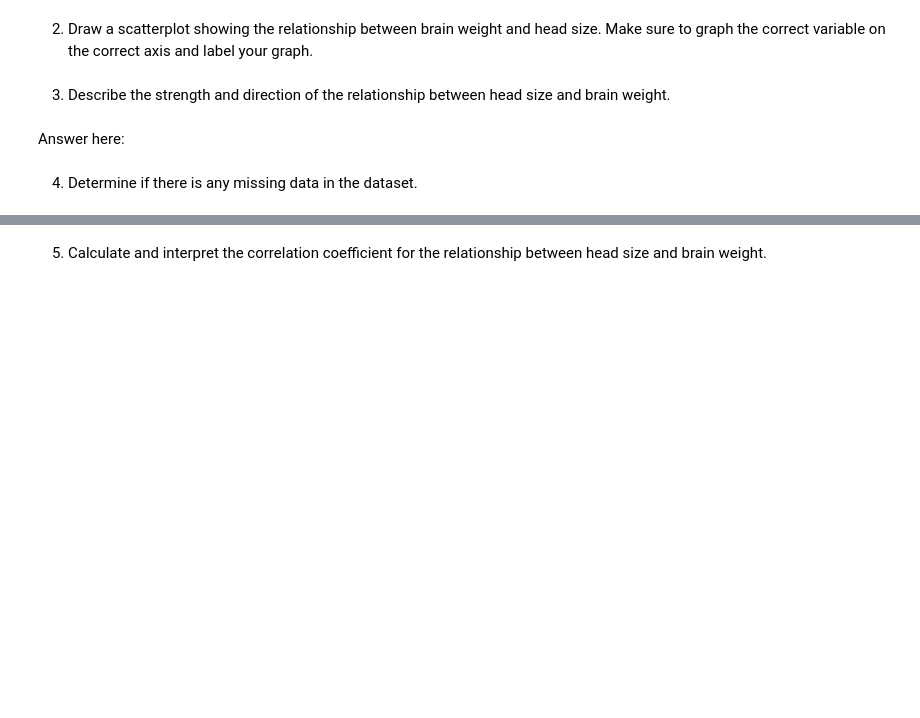
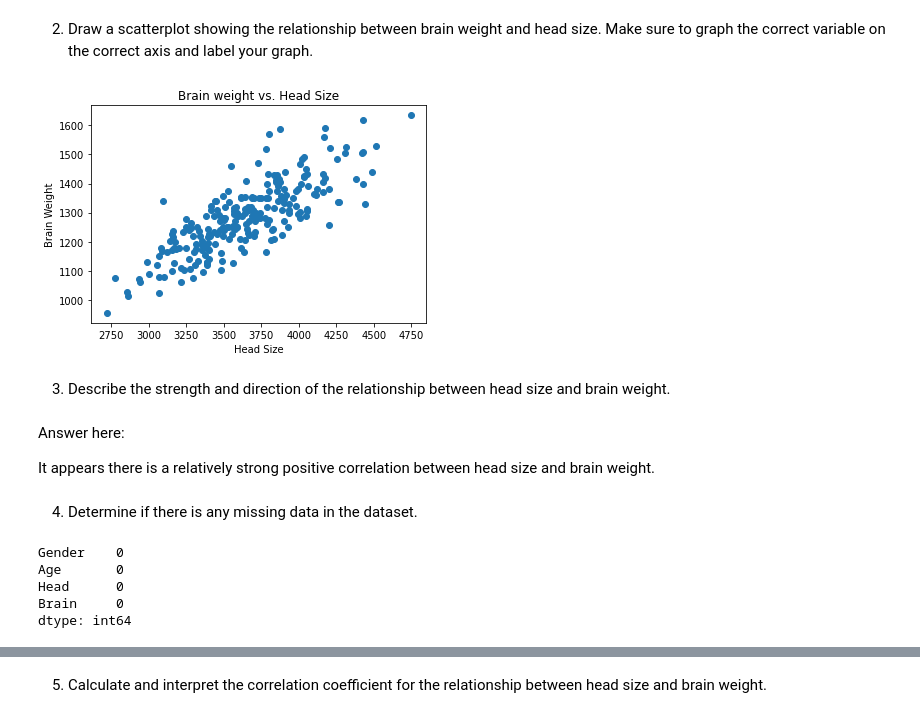
Before and after one commit to JenFaith/DS-Unit-1-Sprint-3-Linear-Algebra, a Jupyter notebook: module1-linear-correlation-regression/Faith-LS_DS_131_Simple_Linear_Regression_Assignment.ipynb, the cells around one changed output, grey strips where cells are left out. Drawn from its saved outputs; the diff is of its cells as text; code cells hidden in the pictures; blank space fills up the shorter version.

```diff
--- a/module1-linear-correlation-regression/Faith-LS_DS_131_Simple_Linear_Regression_Assignment.ipynb
+++ b/module1-linear-correlation-regression/Faith-LS_DS_131_Simple_Linear_Regression_Assignment.ipynb
@@ -49,8 +60,34 @@ Answer here:
+# %%
+### YOUR CODE HERE ###
+
+import matplotlib.pyplot as plt
+
+fig, ax = plt.subplots()
+
+plt.scatter(x = df['Head'], y = df['Brain'])
+
+ax.set_title('Brain weight vs. Head Size')
+ax.set_xlabel('Head Size')
+ax.set_ylabel('Brain Weight')
+
+plt.show()
+# %% [output]
+[figure, added]
 # %% [markdown]
 3) Describe the strength and direction of the relationship between head size and brain weight.
-# %% [markdown]
-Answer here:
+# %% [markdown]
+Answer here:
+
+It appears there is a relatively strong positive correlation between head size and brain weight.
 # %% [markdown]
 4) Determine if there is any missing data in the dataset.
 # %%
 ### YOUR CODE HERE ###
+
+df.isnull().sum()
+# %% [output]
+Gender    0
+Age       0
+Head      0
+Brain     0
+dtype: int64
```
Also changed, not shown: parts of 31 cells of this notebook.
